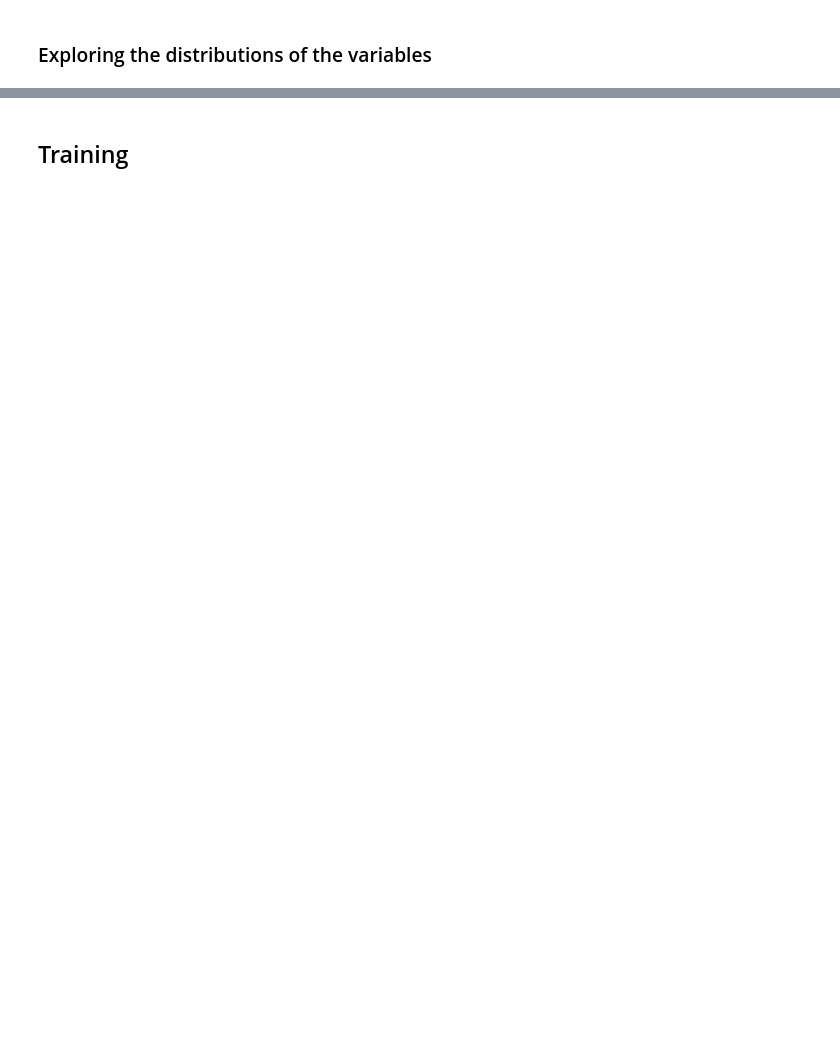
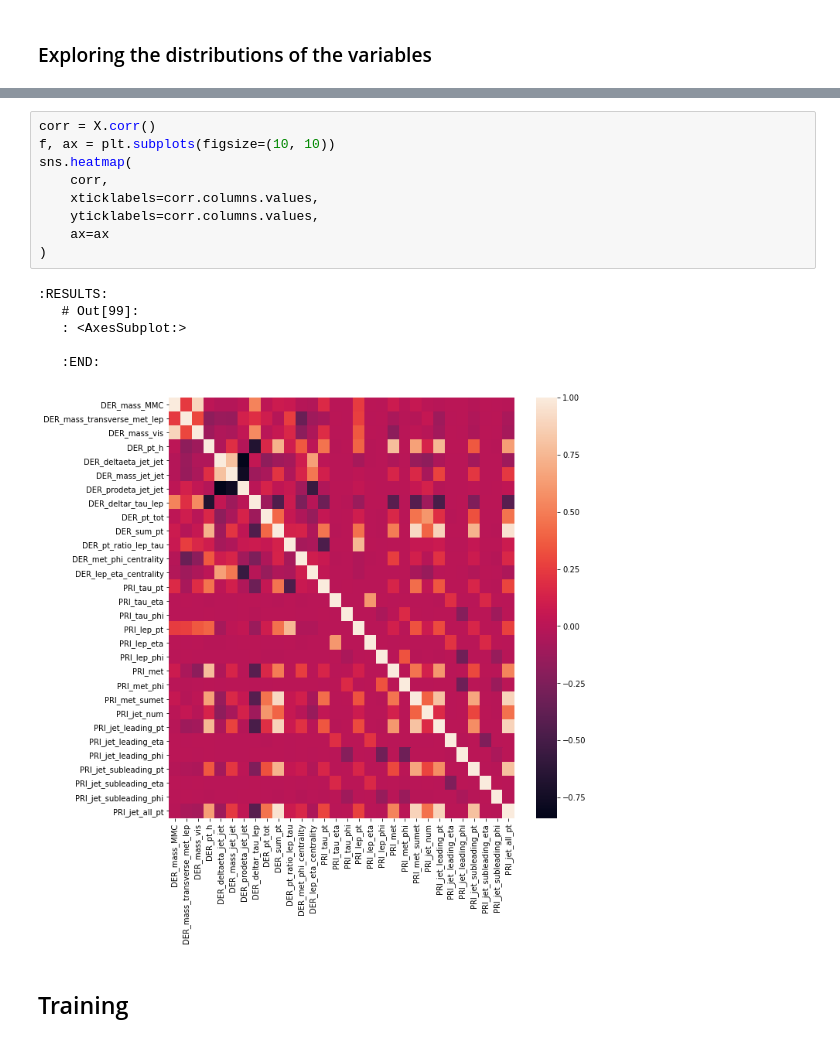
Before and after one commit to itslwg/epflml-projects, a Jupyter notebook: Project_1/eda.ipynb, the cells around one changed output, grey strips where cells are left out. Saved outputs shown, nothing was run; the diff lists cells and outputs as text; blank space fills up the shorter version.

```diff
--- a/Project_1/eda.ipynb
+++ b/Project_1/eda.ipynb
@@ -177,2 +201,18 @@ To conduct the same data-preprocessing on the test set, we prepare a function fo
+# %%
+corr = X.corr()
+f, ax = plt.subplots(figsize=(10, 10))
+sns.heatmap(
+    corr,
+    xticklabels=corr.columns.values,
+    yticklabels=corr.columns.values,
+    ax=ax
+)
+# %% [output]
+:RESULTS:
+   # Out[99]:
+   : <AxesSubplot:>
+
+   :END:
+[figure, added]
 # %% [markdown]
 ## Training
```
Also changed, not shown: parts of 41 cells of this notebook, 1 other file.
